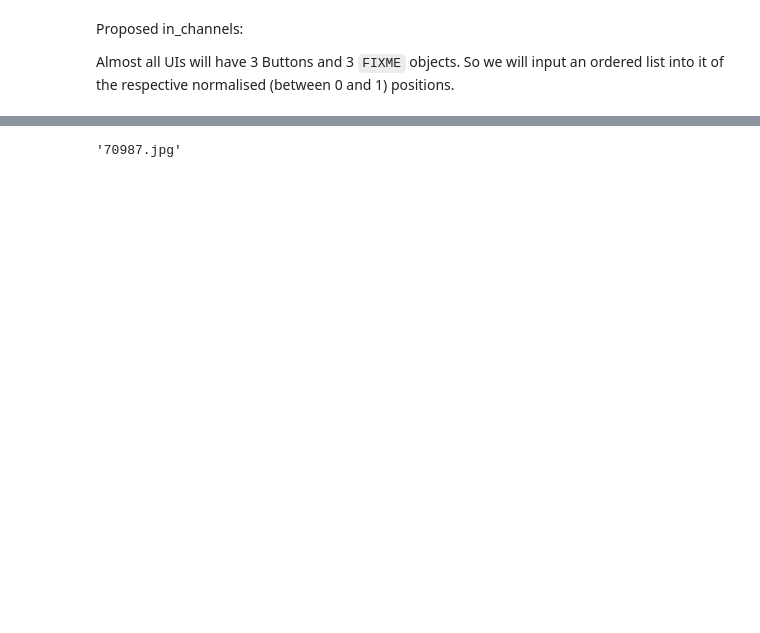
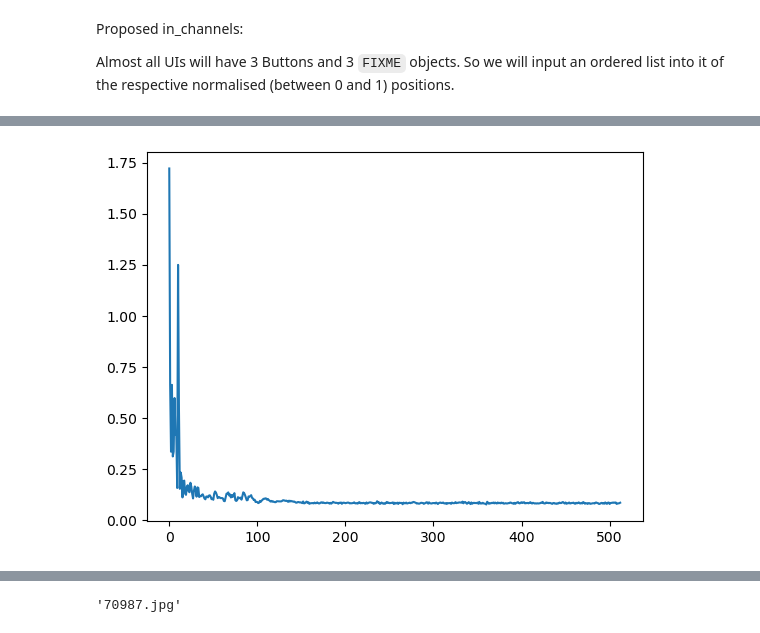
Before and after one commit to mowoe/bachelorthesis, a Jupyter notebook: 18_training_a_vae.ipynb, the cells around one changed output, grey strips where cells are left out. Drawn from its saved outputs; the diff is of its cells as text; code cells hidden in the pictures; blank space fills up the shorter version.

```diff
--- a/18_training_a_vae.ipynb
+++ b/18_training_a_vae.ipynb
@@ -358,4 +393,5 @@ class VanillaVAE(BaseVAE):
 
         return self.forward(x)[0]
 # %%
-vae = VanillaVAE(in_channels=2, latent_dim=32)
+vae = VanillaVAE(in_channels=4, latent_dim=32)
+# vae = vae.to(accelerator.device)
@@ -362,2 +416,2 @@ vae = VanillaVAE(in_channels=2, latent_dim=32)
 # %%
-recons, inp, mu, log_var = vae.forward(j)
+recons, inp, mu, log_var = vae.forward(j.unsqueeze(0))
@@ -431,7 +521,9 @@ else:
 # %%
 if losses:
-    plt.plot(losses[50:])
+    plt.plot(losses[5:])
     plt.show()
+# %% [output]
+[figure, added]
 # %%
 if losses:
     print(losses[-1])
```
Also changed, not shown: parts of 67 cells of this notebook, 1 other file.
